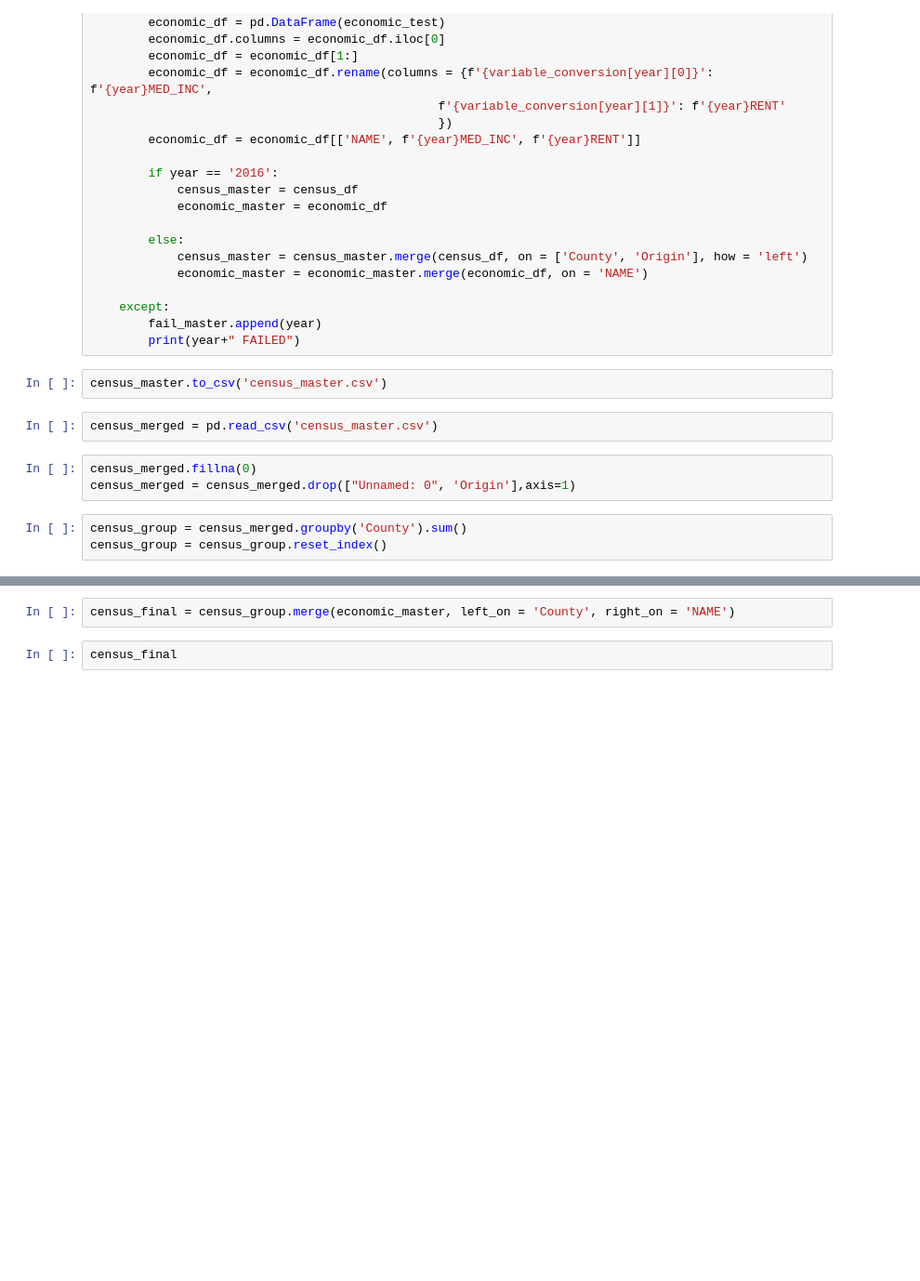
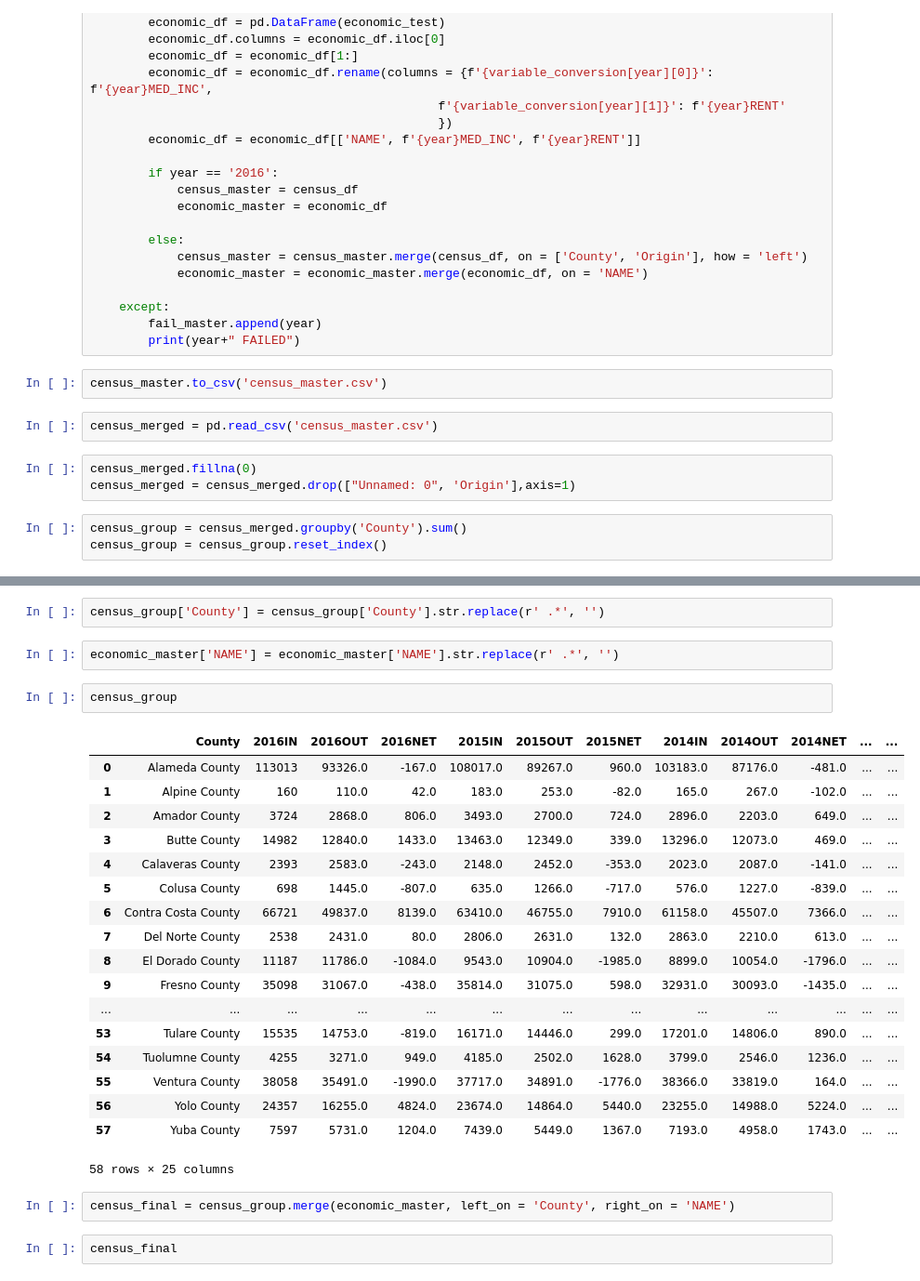
Before and after one commit to Senkichi/ACS, a Jupyter notebook: python/census_test.ipynb, the cells around one changed output, grey strips where cells are left out. Shown: that part at 93% size. Cells and saved outputs as stored; diff of their text form; blank space fills up the shorter version.

```diff
--- a/python/census_test.ipynb
+++ b/python/census_test.ipynb
@@ -106,3 +86,28 @@ economic_master
+# %%
+census_group['County'] = census_group['County'].str.replace(r' .*', '')
+# %%
+economic_master['NAME'] = economic_master['NAME'].str.replace(r' .*', '')
+# %%
+census_group
+# %% [output]
+|  | County | 2016IN | 2016OUT | 2016NET | 2015IN | 2015OUT | 2015NET | 2014IN | 2014OUT | 2014NET | ... | ... |
+| 0 | Alameda County | 113013 | 93326.0 | -167.0 | 108017.0 | 89267.0 | 960.0 | 103183.0 | 87176.0 | -481.0 | ... | ... |
+| 1 | Alpine County | 160 | 110.0 | 42.0 | 183.0 | 253.0 | -82.0 | 165.0 | 267.0 | -102.0 | ... | ... |
+| 2 | Amador County | 3724 | 2868.0 | 806.0 | 3493.0 | 2700.0 | 724.0 | 2896.0 | 2203.0 | 649.0 | ... | ... |
+| 3 | Butte County | 14982 | 12840.0 | 1433.0 | 13463.0 | 12349.0 | 339.0 | 13296.0 | 12073.0 | 469.0 | ... | ... |
+| 4 | Calaveras County | 2393 | 2583.0 | -243.0 | 2148.0 | 2452.0 | -353.0 | 2023.0 | 2087.0 | -141.0 | ... | ... |
+| 5 | Colusa County | 698 | 1445.0 | -807.0 | 635.0 | 1266.0 | -717.0 | 576.0 | 1227.0 | -839.0 | ... | ... |
+| 6 | Contra Costa County | 66721 | 49837.0 | 8139.0 | 63410.0 | 46755.0 | 7910.0 | 61158.0 | 45507.0 | 7366.0 | ... | ... |
+| 7 | Del Norte County | 2538 | 2431.0 | 80.0 | 2806.0 | 2631.0 | 132.0 | 2863.0 | 2210.0 | 613.0 | ... | ... |
+| 8 | El Dorado County | 11187 | 11786.0 | -1084.0 | 9543.0 | 10904.0 | -1985.0 | 8899.0 | 10054.0 | -1796.0 | ... | ... |
+| 9 | Fresno County | 35098 | 31067.0 | -438.0 | 35814.0 | 31075.0 | 598.0 | 32931.0 | 30093.0 | -1435.0 | ... | ... |
+| ... | ... | ... | ... | ... | ... | ... | ... | ... | ... | ... | ... | ... |
+| 53 | Tulare County | 15535 | 14753.0 | -819.0 | 16171.0 | 14446.0 | 299.0 | 17201.0 | 14806.0 | 890.0 | ... | ... |
+| 54 | Tuolumne County | 4255 | 3271.0 | 949.0 | 4185.0 | 2502.0 | 1628.0 | 3799.0 | 2546.0 | 1236.0 | ... | ... |
+| 55 | Ventura County | 38058 | 35491.0 | -1990.0 | 37717.0 | 34891.0 | -1776.0 | 38366.0 | 33819.0 | 164.0 | ... | ... |
+| 56 | Yolo County | 24357 | 16255.0 | 4824.0 | 23674.0 | 14864.0 | 5440.0 | 23255.0 | 14988.0 | 5224.0 | ... | ... |
+| 57 | Yuba County | 7597 | 5731.0 | 1204.0 | 7439.0 | 5449.0 | 1367.0 | 7193.0 | 4958.0 | 1743.0 | ... | ... |
+58 rows × 25 columns
 # %%
 census_final = census_group.merge(economic_master, left_on = 'County', right_on = 'NAME')
 # %%
```
Also changed, not shown: parts of 2 cells of this notebook, 2 other files.
